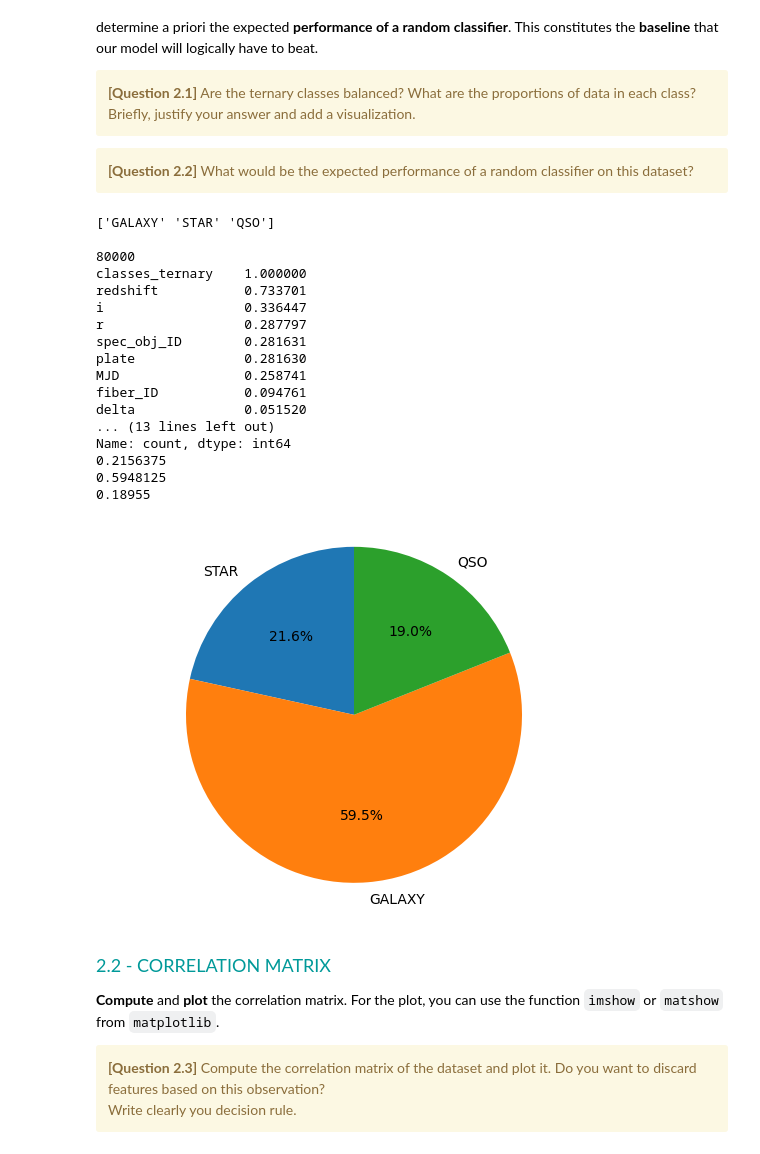
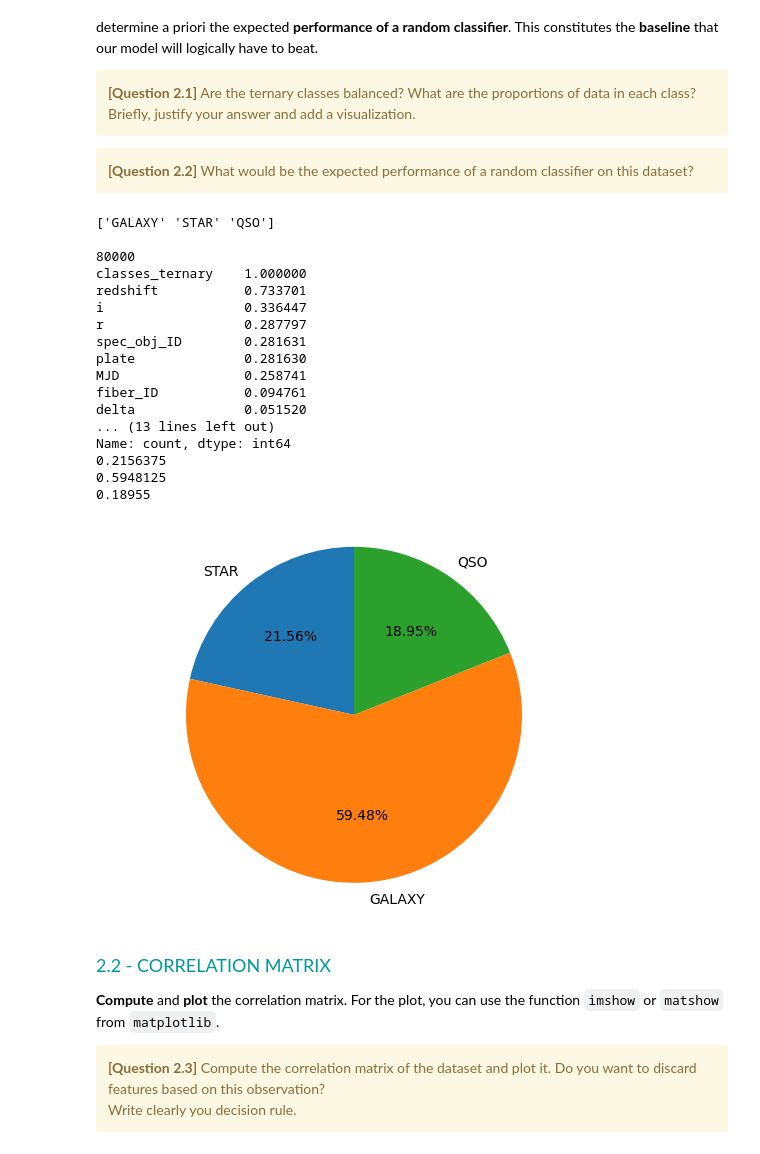
Before and after one commit to killianson/Hackathon-2, a Jupyter notebook: Hackathon02-Classification.ipynb, the cells around one changed output. Cells and saved outputs as stored; diff of their text form; code cells hidden in the pictures.

```diff
--- a/Hackathon02-Classification.ipynb
+++ b/Hackathon02-Classification.ipynb
@@ -314,35 +319,35 @@ data_count_QSO = data_count[2]
 prop_star = data_count_Star/(len(data_train["classes_ternary"]))
 print(prop_star)
 prop_Galaxy = data_count_Galaxy/(len(data_train["classes_ternary"]))
 print(prop_Galaxy)
 prop_QSO = data_count_QSO/(len(data_train["classes_ternary"]))
 print(prop_QSO)
 fig1, ax1 = plt.subplots()
-ax1.pie([prop_star*100, 100-(prop_star + prop_QSO)*100, 100-(prop_star + prop_Galaxy)*100], labels=["STAR","GALAXY","QSO"], autopct='%1.1f%%',
+ax1.pie([prop_star*100, prop_Galaxy*100, prop_QSO*100], labels=["STAR","GALAXY","QSO"], autopct='%1.2f%%',
         shadow=False, startangle=90)
 ax1.axis('equal')  # Equal aspect ratio ensures that pie is drawn as a circle.
 
 plt.savefig("Pie_Chart_classes_ternary.pdf")
 plt.show()
 # %% [output]
 ['GALAXY' 'STAR' 'QSO']
 
 80000
 classes_ternary    1.000000
 redshift           0.733701
 i                  0.336447
 r                  0.287797
 spec_obj_ID        0.281631
 plate              0.281630
 MJD                0.258741
 fiber_ID           0.094761
 delta              0.051520
 ... (13 lines left out)
 Name: count, dtype: int64
 0.2156375
 0.5948125
 0.18955
-[figure, old version]
+[figure, new version]
 # %% [markdown]
 <font size=4 color=#009999> <br> 2.2 - CORRELATION MATRIX </font> <br>
 
```
Also changed, not shown: parts of 7 cells of this notebook.
